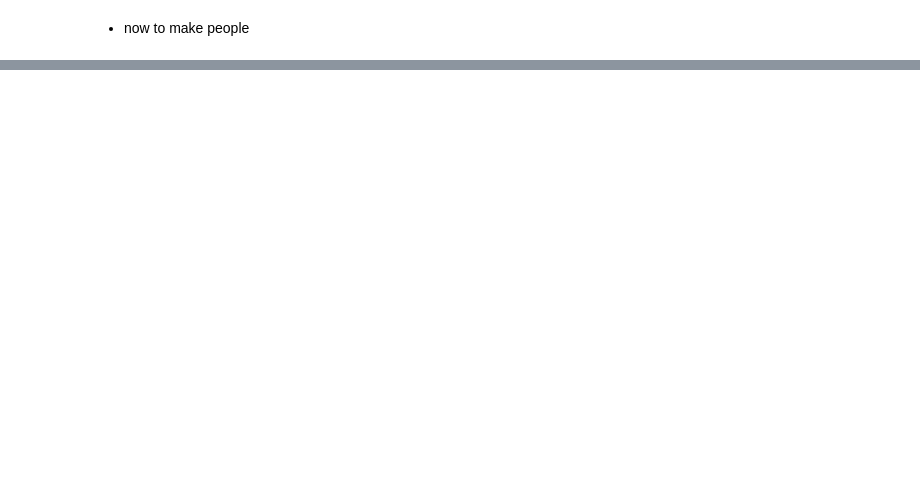
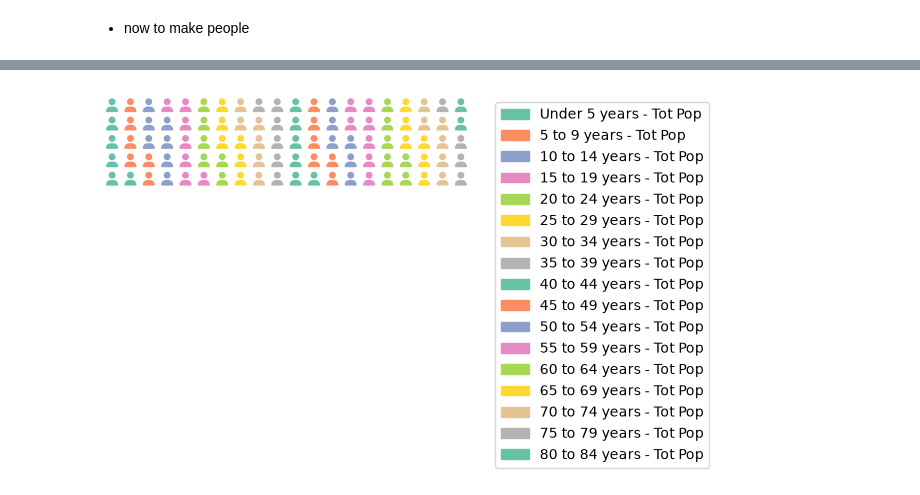
Before and after one commit to camilleberg/congressional_communities, a Jupyter notebook: map project/new_map_viz/people_char.ipynb, the cells around one changed output, grey strips where cells are left out. Saved outputs shown, nothing was run; the diff lists cells and outputs as text; code cells hidden in the pictures; blank space fills up the shorter version.

Commit message:
made people charts

```diff
--- a/map project/new_map_viz/people_char.ipynb
+++ b/map project/new_map_viz/people_char.ipynb
@@ -32,0 +98,14 @@ print(df.head())
+# %%
+# creates dictionary with each thing to do a lookup
+ccn20_dict = df[['CCN20', 'DC', 'State']].groupby('CCN20').apply(
+    lambda g:g.to_dict(orient='records')
+).to_dict()
+# %%
+# aggregating bases on cc, congressional, dist
+def group_function(df, group):
+    nested_dict = df.groupby(group)[age_bracket_cols].sum().to_dict(orient='index')
+    return nested_dict
+# %%
+# grouping!
+df_state_graph = group_function(df_age, 'State')
+df_cd_graph = group_function(df_age, 'DC')
@@ -32,0 +144,4 @@ print(df.head())
+# %%
+ccn20_record = ccn20_dict[ccn20_number][0]
+df_cd_graph[ccn20_record['DC']]
+df_state_graph[ccn20_record['State']]
@@ -32,0 +183,13 @@ print(df.head())
+# %%
+plt.figure(
+  FigureClass=Waffle,
+  rows=5,
+  columns=20,
+  values=df_cd_graph[ccn20_record['DC']],
+  legend={'loc': 'upper left', 'bbox_to_anchor': (1.05, 1)},
+  icons = 'user',
+  font_size = 10
+)
+plt.show()
+# %% [output]
+[figure, added]
```
Also changed, not shown: parts of 16 cells of this notebook.
